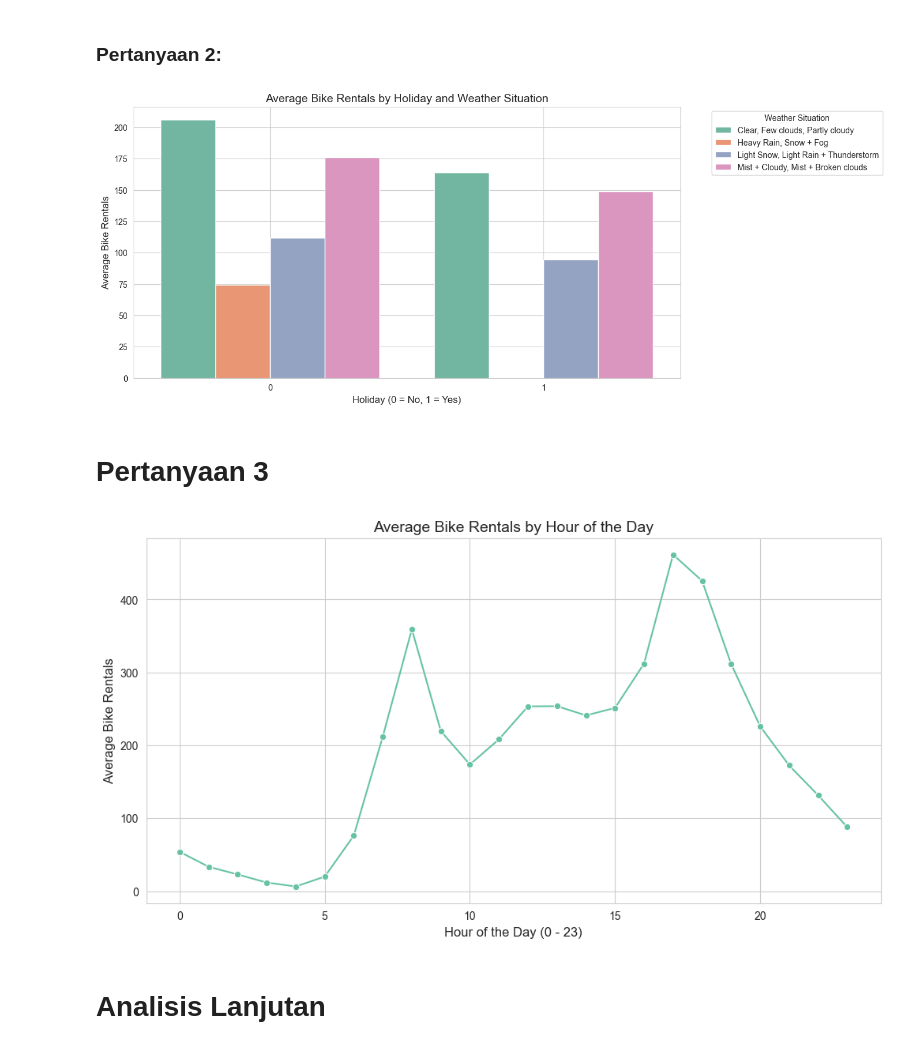
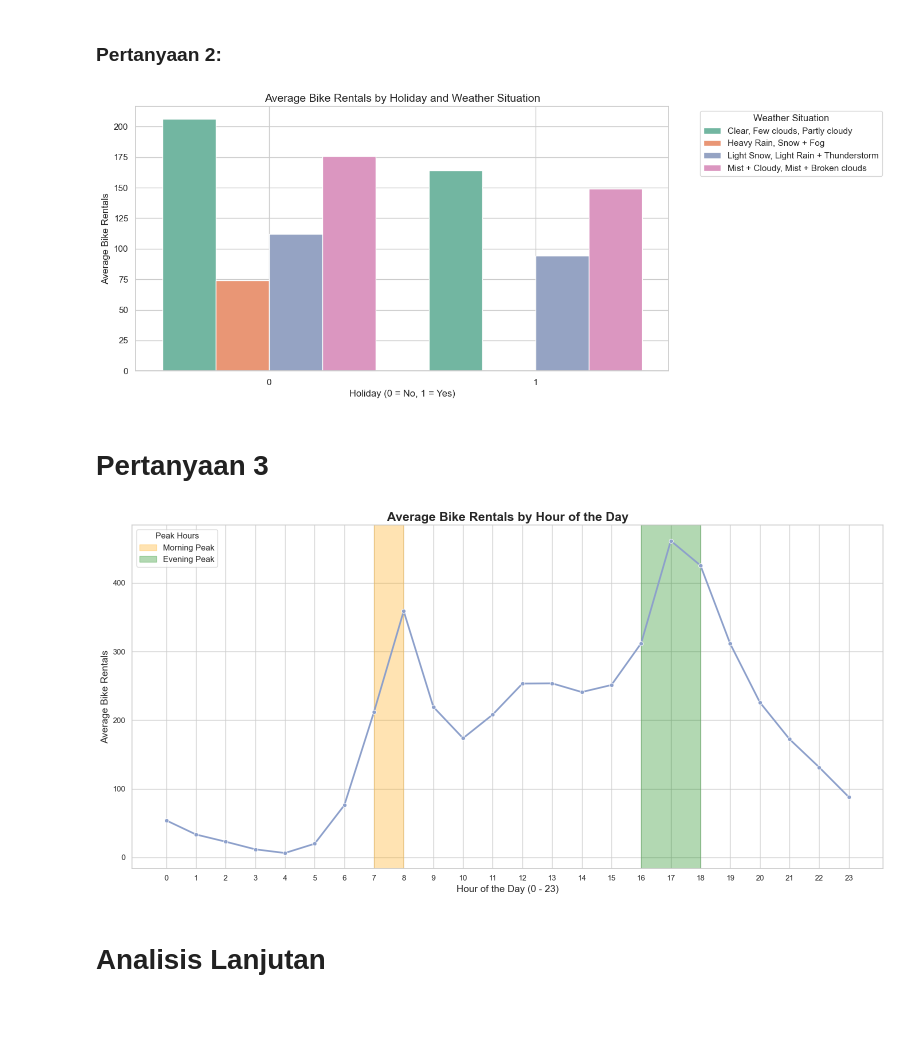
Before and after one commit to gemilang-ramadhan/Leraning-DA, a Jupyter notebook: Proyek_Analisis_Data.ipynb, the cells around one changed output. Drawn from its saved outputs; the diff is of its cells as text; code cells hidden in the pictures; blank space fills up the shorter version.

```diff
--- a/Proyek_Analisis_Data.ipynb
+++ b/Proyek_Analisis_Data.ipynb
@@ -104,4 +161,7 @@ Both hour.csv and day.csv have the following fields, except hr which is not avai
 # %%
+sns.set_theme(style="whitegrid")
+custom_palette = sns.color_palette("Set2")
+
 weather_labels = {
     1: 'Clear, Few clouds, Partly cloudy',
     2: 'Mist + Cloudy, Mist + Broken clouds',
@@ -165,21 +225,34 @@ plt.legend(title='Weather Situation', bbox_to_anchor=(1.05, 1), loc='upper left'
 plt.grid(True)
 plt.show()
 # %% [output]
-[figure, old version]
+[figure, new version]
 # %% [markdown]
 # Pertanyaan 3
 # %%
-plt.figure(figsize=(12, 6))
+fig, ax = plt.subplots(figsize=(16, 8))
+sns.lineplot(
+    data=hourly_peak_data,
+    x='hr',
+    y='cnt',
+    marker='o',
+    color=custom_palette[2],
+    linewidth=2.5,
+    ax=ax
+)
 
-sns.lineplot(data=hourly_peak_data, x='hr', y='cnt', marker='o')
+ax.set_title('Average Bike Rentals by Hour of the Day', fontsize=18, weight='bold')
+ax.set_xlabel('Hour of the Day (0 - 23)', fontsize=14)
+ax.set_ylabel('Average Bike Rentals', fontsize=14)
+ax.set_xticks(range(0, 24))
+ax.set_xticklabels(range(0, 24))
+ax.axvspan(7, 8, color='orange', alpha=0.3, label='Morning Peak')
+ax.axvspan(16, 18, color='green', alpha=0.3, label='Evening Peak')
+ax.legend(title='Peak Hours', loc='upper left', fontsize=12, title_fontsize=12)
 
-plt.title('Average Bike Rentals by Hour of the Day', fontsize=14)
-plt.xlabel('Hour of the Day (0 - 23)', fontsize=12)
-plt.ylabel('Average Bike Rentals', fontsize=12)
-plt.grid(True)
+plt.tight_layout()
 plt.show()
 # %% [output]
-[figure, old version]
+[figure, new version]
 # %% [markdown]
 # Analisis Lanjutan
 # %% [markdown]
```
Also changed, not shown: parts of 27 cells of this notebook, 1 other file.
